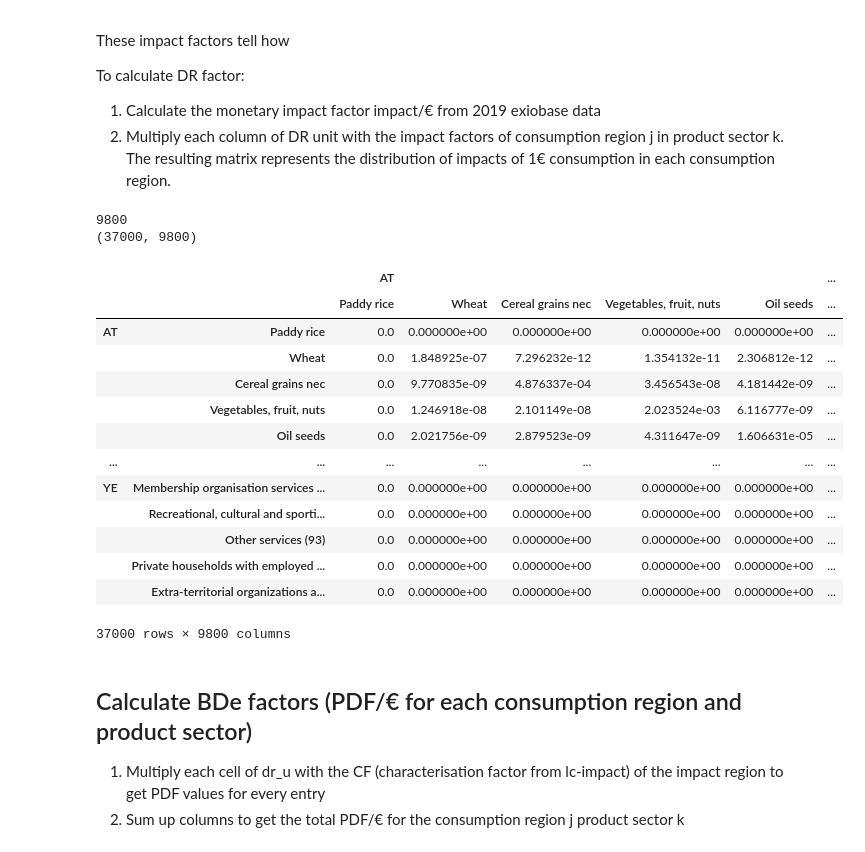
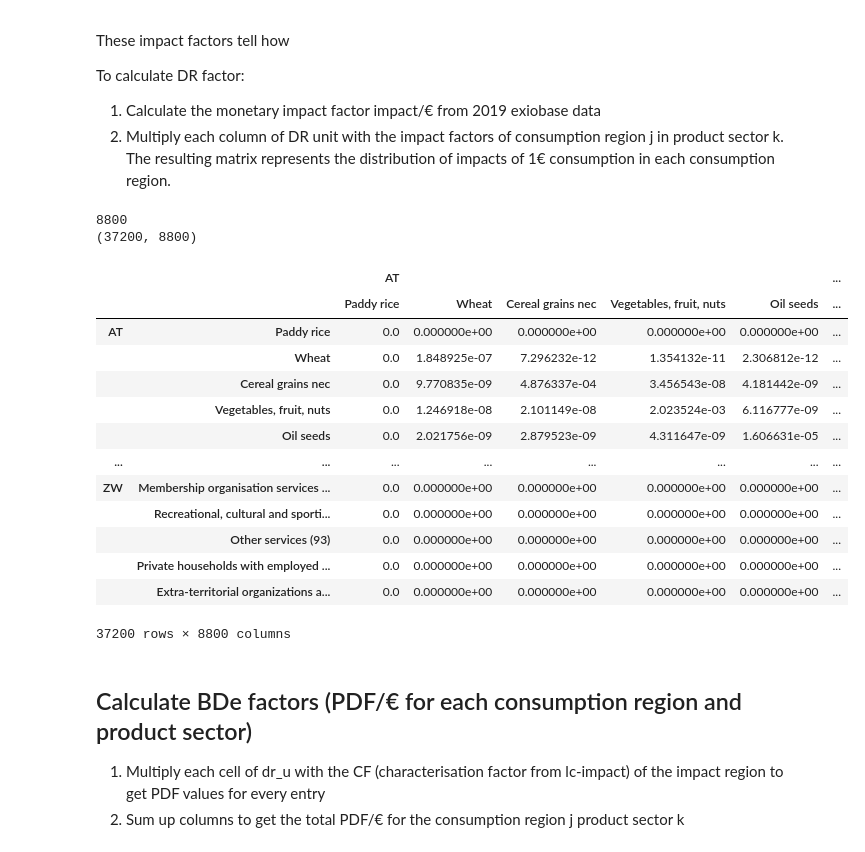
Before and after one commit to tterimaa/pdf-calculation, a Jupyter notebook: notebooks/pdf-water.ipynb, the cells around one changed output. Drawn from its saved outputs; the diff is of its cells as text; code cells hidden in the pictures.

Commit message:
unify pdf-water

```diff
--- a/notebooks/pdf-water.ipynb
+++ b/notebooks/pdf-water.ipynb
@@ -208,4 +209,12 @@ Unique regions:  185
 # %%
-# load and prepare lc-impact data for water consumption
-lci_water = pd.read_excel(arguments["lc_impact_path"] + "/12-water consumption/CFs_water_consumption_ecosystems_20180831.xlsx", sheet_name="CF per countries", dtype={1: float, 2: float}, skiprows=2)
-lci_water
+# load and prepare lc-impact data
+# TODO: should we use 'all effects' or 'certain effects'?
+lci = pd.read_excel(arguments["lc_impact_path"] + "/12-water consumption/CFs_water_consumption_ecosystems_20180831.xlsx",
+                    sheet_name="CF per countries",
+                    dtype={1: float, 2: float},
+                    skiprows=2)
+lci = lci[["Country", "CF all effects  [PDF·yr/m3]"]]
+# Add country codes to the LCI data and drop rows without country codes
+lci["Country_Code"] = lci["Country"].apply(get_country_code)
+lci.dropna(subset=["Country_Code"], inplace=True)
+lci
@@ -312,7 +326,7 @@ dr_u = dr_u.drop(index=row_regions.keys(), level='region')
 
 # build a mapping of country codes to region dataframes
 country_to_region = {}
-for region in all_row_region_keys:
+for region in row_countries:
     if region in row_eu_countries:
         country_to_region[region] = we
     elif region in row_asia_pacific_countries:
@@ -329,7 +343,7 @@ for region in all_row_region_keys:
 # add all new regions to dr_u
 all_indices = []
 all_data = []
-for region in all_row_region_keys:
+for region in row_countries:
     region_data = country_to_region[region].copy()
     idx = pd.MultiIndex.from_product([[region],region_data.index], names=['region', 'sector'])
     all_indices.append(idx)
@@ -343,3 +357,6 @@ combined_data = pd.concat(all_data)
 combined_data.index = combined_idx
 
 dr_u = pd.concat([dr_u, combined_data])
+# drop row region columns
+dr_u = dr_u.drop(columns=row_regions.keys(), axis=1, level=0)
+dr_u
@@ -367,33 +399,33 @@ exio3_19.satellite_agg.get_DataFrame(data=True, with_unit=True, with_population=
 # %%
 # use 2019 impact factors for calculating dr_f
 # calculate dr_f - share of the driver of biodiversity loss in impact region i from the total amount of the driver that is driven by consumption in consumption region j, product sector k
+dr_f = dr_u.copy()
+satellite_cleaned = exio3_19.satellite_agg.M.drop(columns=row_regions.keys(), axis=1, level=0)
+total = satellite_cleaned.loc["Water Consumption Blue -– Total"]
+scalars = total.to_numpy() # multipliers for each column
+print(len(scalars))
+print(dr_u.shape)
 
-dr_f = dr_u.copy()
-blue_water_total = exio3_19.satellite_agg.M.loc["Water Consumption Blue -– Total"]
-scalars = blue_water_total.to_numpy() # multipliers for each column
-print(len(scalars)) # 9800
-print(dr_u.shape) # 37000 (impact region-sector pairs) * 9800 (consumption region-sector pairs)
-
-# multiply each column of dr_u by the respective column value from exio3_19.satellite_agg.M
-dr_f = dr_f * scalars # same as dr_f * diag(scalars) but more efficient with numpy broadcasting
+# multiply each column of dr_u by the respective column value
+dr_f = dr_f * scalars
 dr_f
 # %% [output]
-9800
-(37000, 9800)
+8800
+(37200, 8800)
 |  |  | AT |  |  |  |  | ... |
 |  |  | Paddy rice | Wheat | Cereal grains nec | Vegetables, fruit, nuts | Oil seeds | ... |
 | AT | Paddy rice | 0.0 | 0.000000e+00 | 0.000000e+00 | 0.000000e+00 | 0.000000e+00 | ... |
 |  | Wheat | 0.0 | 1.848925e-07 | 7.296232e-12 | 1.354132e-11 | 2.306812e-12 | ... |
 |  | Cereal grains nec | 0.0 | 9.770835e-09 | 4.876337e-04 | 3.456543e-08 | 4.181442e-09 | ... |
 |  | Vegetables, fruit, nuts | 0.0 | 1.246918e-08 | 2.101149e-08 | 2.023524e-03 | 6.116777e-09 | ... |
 |  | Oil seeds | 0.0 | 2.021756e-09 | 2.879523e-09 | 4.311647e-09 | 1.606631e-05 | ... |
 | ... | ... | ... | ... | ... | ... | ... | ... |
-| YE | Membership organisation services ... | 0.0 | 0.000000e+00 | 0.000000e+00 | 0.000000e+00 | 0.000000e+00 | ... |
+| ZW | Membership organisation services ... | 0.0 | 0.000000e+00 | 0.000000e+00 | 0.000000e+00 | 0.000000e+00 | ... |
 |  | Recreational, cultural and sporti... | 0.0 | 0.000000e+00 | 0.000000e+00 | 0.000000e+00 | 0.000000e+00 | ... |
 |  | Other services (93) | 0.0 | 0.000000e+00 | 0.000000e+00 | 0.000000e+00 | 0.000000e+00 | ... |
 |  | Private households with employed ... | 0.0 | 0.000000e+00 | 0.000000e+00 | 0.000000e+00 | 0.000000e+00 | ... |
 |  | Extra-territorial organizations a... | 0.0 | 0.000000e+00 | 0.000000e+00 | 0.000000e+00 | 0.000000e+00 | ... |
-37000 rows × 9800 columns
+37200 rows × 8800 columns
 # %% [markdown]
 ## Calculate BDe factors (PDF/€ for each consumption region and product sector)
 
```
Also changed, not shown: parts of 12 cells of this notebook.
